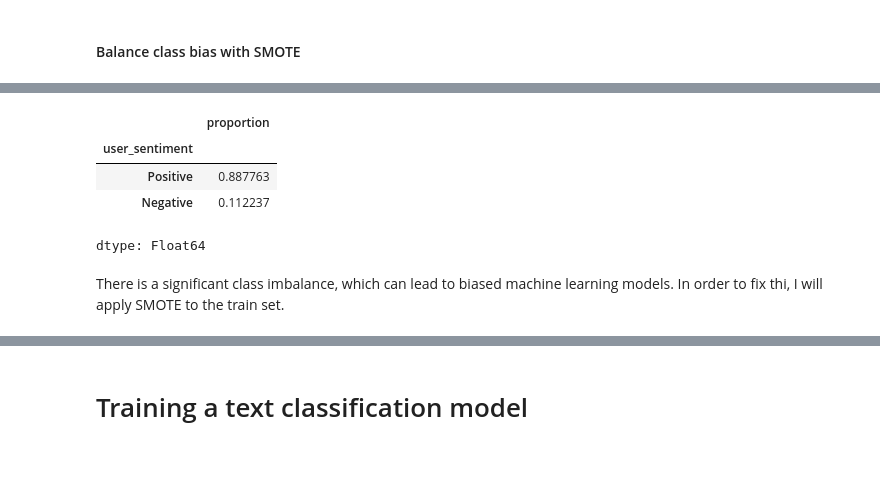
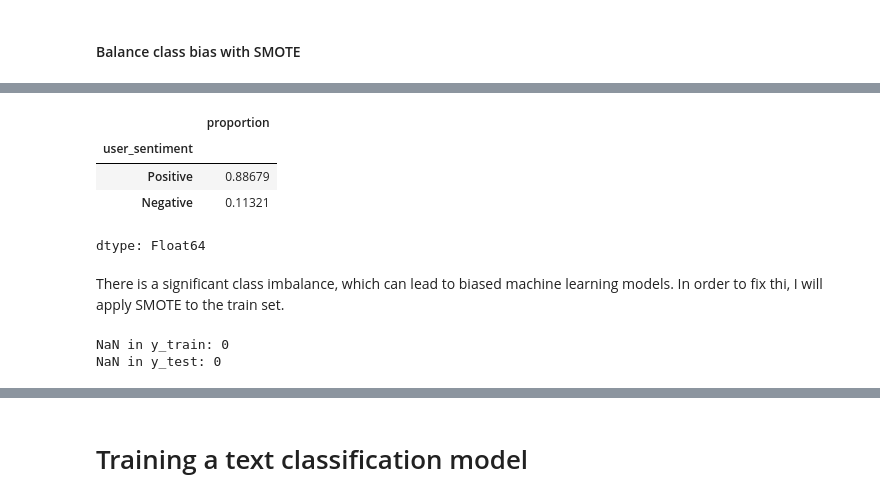
Before and after one commit to thomami244/Capstone_Project_Sentiment_Analysis, a Jupyter notebook: Sentiment+Classification+Recommendation+System+Notebook.ipynb, the cells around one changed output, grey strips where cells are left out. Cells and saved outputs as stored; diff of their text form; code cells hidden in the pictures; blank space fills up the shorter version.

```diff
--- a/Sentiment+Classification+Recommendation+System+Notebook.ipynb
+++ b/Sentiment+Classification+Recommendation+System+Notebook.ipynb
@@ -237,0 +280,19 @@ memory usage: 1.6+ MB
+# %%
+# there appear to be dupliate rows
+# First, let's check for exact duplicates in the combined_review column
+duplicate_reviews = df_data[df_data.duplicated(subset=['combined_review'], keep=False)]
+print(f"Number of exact duplicate reviews: {len(duplicate_reviews)}")
+
+# Check for duplicates based on multiple columns
+duplicate_full = df_data[df_data.duplicated(subset=['name', 'reviews_rating', 'combined_review'], keep=False)]
+print(f"Number of duplicate name+rating+review combinations: {len(duplicate_full)}")
+
+# Remove exact duplicates from combined_review
+df_data = df_data.drop_duplicates(subset=['combined_review'], keep='first')
+print(f"Shape after removing duplicate reviews: {df_data.shape}")
+
+# For near-duplicates (like the Aveeno example), you might want to check similarity
+# This is more advanced but here's a simple approach:
+df_data['review_length'] = df_data['combined_review'].str.len()
+potential_duplicates = df_data[df_data.duplicated(subset=['name', 'reviews_rating', 'review_length'], keep=False)]
+print(f"Potential near-duplicates (same product, rating, review length): {len(potential_duplicates)}")
@@ -237,0 +351,12 @@ memory usage: 1.6+ MB
+# %%
+# Remove duplicates based on product name and review content
+df_data = df_data.drop_duplicates(subset=['name', 'combined_review'], keep='first')
+print(f"Shape after removing same product + same review: {df_data.shape}")
+
+# Check for very short reviews that might be low quality
+short_reviews = df_data[df_data['review_length'] < 20]
+print(f"Number of very short reviews (<20 chars): {len(short_reviews)}")
+
+# Final check
+print(f"Final dataset shape: {df_data.shape}")
+df_data.info()
@@ -828,3 +832,13 @@ y_train = train['user_sentiment']
 
 X_test = tfidf.transform(test['combined_review_clean'])
 y_test = test['user_sentiment']
+# %%
+# Go back to your original dataframe and clean it
+# Assuming your target variable is created from a column in df_data
+print(f"NaN values in target column: {df_data_clean['user_sentiment'].isnull().sum()}")
+
+# Remove rows with NaN target values
+df_data_clean = df_data.dropna(subset=['user_sentiment'])
+
+# Then recreate your train/test split with the cleaned data
+# ... your train_test_split code here ...
@@ -898,10 +914,17 @@ Testing shape: (8997, 11994) (8997,)
 # %%
-df_data['user_sentiment'].value_counts(normalize=True)
+df_data_clean['user_sentiment'].value_counts(normalize=True)
 # %% [output]
 |  | proportion |
 | user_sentiment |  |
-| Positive | 0.887763 |
-| Negative | 0.112237 |
+| Positive | 0.88679 |
+| Negative | 0.11321 |
 dtype: Float64
 # %% [markdown]
 There is a significant class imbalance, which can lead to biased machine learning models. In order to fix thi, I will apply SMOTE to the train set.
+# %%
+# Verify no NaN values in your target variables
+print(f"NaN in y_train: {y_train.isnull().sum()}")
+print(f"NaN in y_test: {y_test.isnull().sum()}")
+# %% [output]
+NaN in y_train: 0
+NaN in y_test: 0
```
Also changed, not shown: parts of 213 cells of this notebook.
